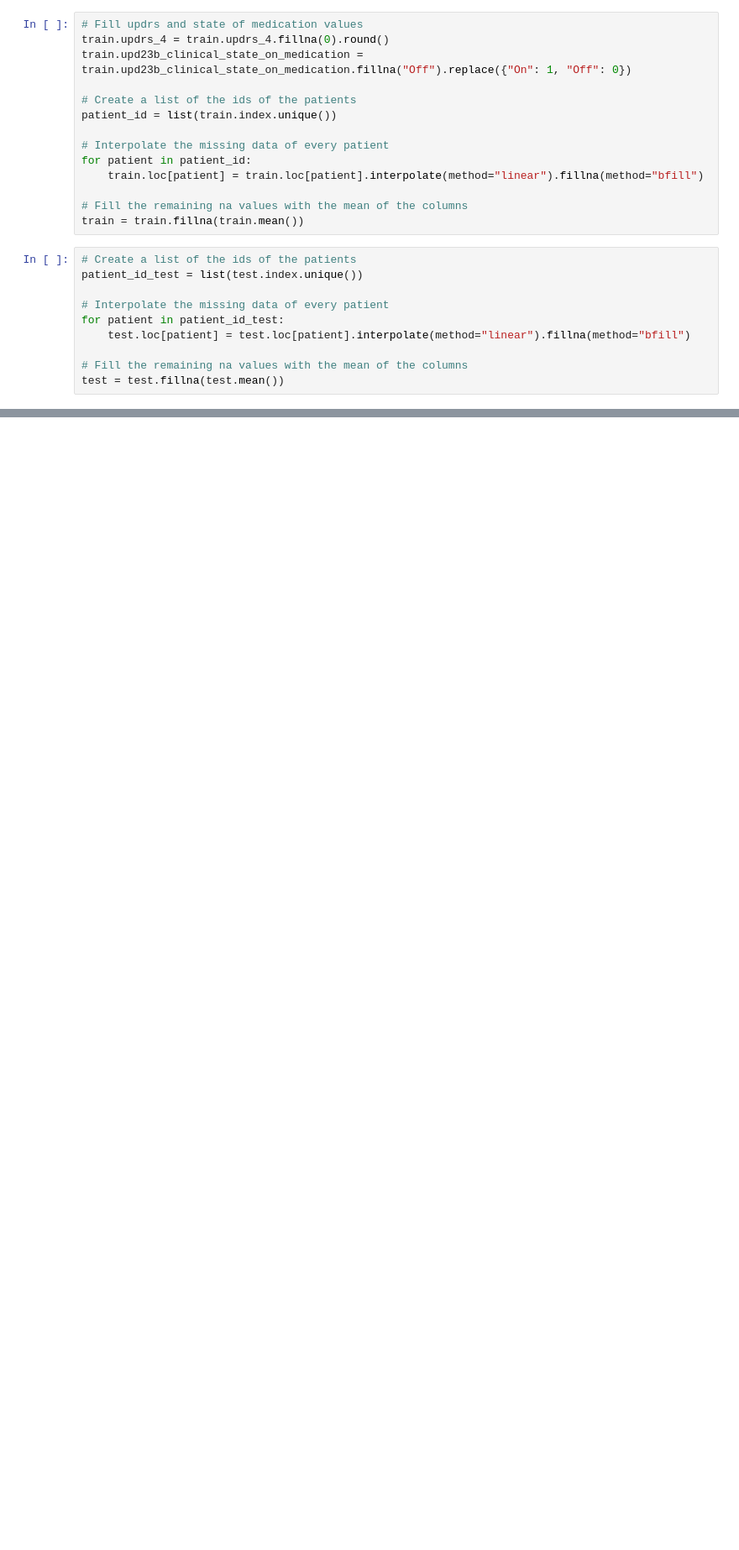
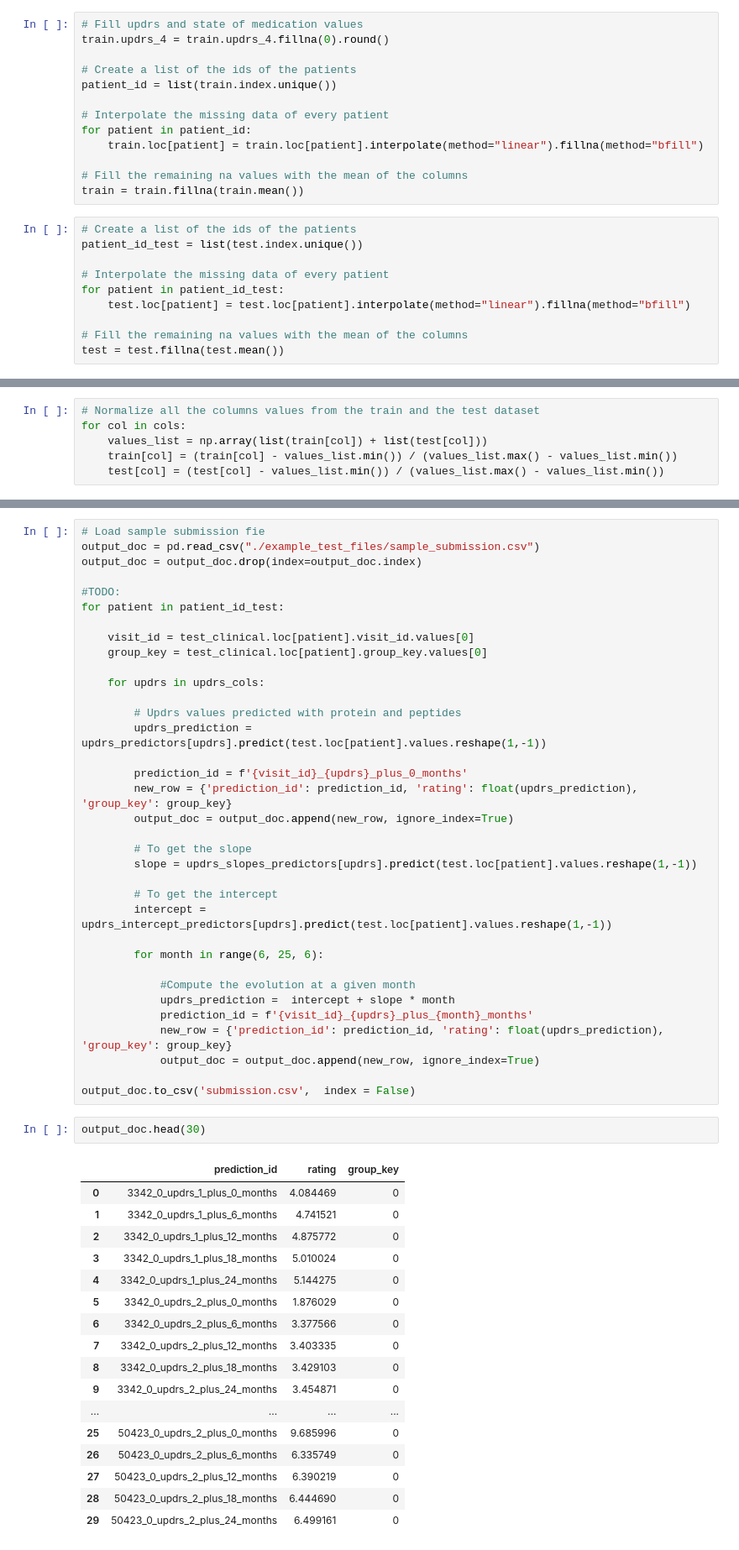
Before and after one commit to carloscastmar/Parkinson-s-Disease-Progression-Prediction, a Jupyter notebook: parkinson-detection.ipynb, the cells around one changed output, grey strips where cells are left out. Shown at 84% size. Saved outputs shown, nothing was run; the diff lists cells and outputs as text; blank space fills up the shorter version.

```diff
--- a/parkinson-detection.ipynb
+++ b/parkinson-detection.ipynb
@@ -61,7 +58,6 @@ test = test[list(test.columns.values[:4]) + cols]
 # %%
 # Fill updrs and state of medication values
 train.updrs_4 = train.updrs_4.fillna(0).round()
-train.upd23b_clinical_state_on_medication = train.upd23b_clinical_state_on_medication.fillna("Off").replace({"On": 1, "Off": 0})
 
 # Create a list of the ids of the patients
 patient_id = list(train.index.unique())
@@ -92,0 +81,6 @@ for col in norm_columns:
+# %%
+# Normalize all the columns values from the train and the test dataset
+for col in cols:
+    values_list = np.array(list(train[col]) + list(test[col]))
+    train[col] = (train[col] - values_list.min()) / (values_list.max() - values_list.min())
+    test[col] = (test[col] - values_list.min()) / (values_list.max() - values_list.min())
@@ -120,0 +171,55 @@ train.head()
+# %%
+# Load sample submission fie
+output_doc = pd.read_csv("./example_test_files/sample_submission.csv")
+output_doc = output_doc.drop(index=output_doc.index)
+
+#TODO:
+for patient in patient_id_test:
+
+    visit_id = test_clinical.loc[patient].visit_id.values[0]
+    group_key = test_clinical.loc[patient].group_key.values[0]
+
+    for updrs in updrs_cols:
+
+        # Updrs values predicted with protein and peptides
+        updrs_prediction = updrs_predictors[updrs].predict(test.loc[patient].values.reshape(1,-1))
+
+        prediction_id = f'{visit_id}_{updrs}_plus_0_months'
+        new_row = {'prediction_id': prediction_id, 'rating': float(updrs_prediction), 'group_key': group_key}
+        output_doc = output_doc.append(new_row, ignore_index=True)
+
+        # To get the slope
+        slope = updrs_slopes_predictors[updrs].predict(test.loc[patient].values.reshape(1,-1))
+
+        # To get the intercept
+        intercept = updrs_intercept_predictors[updrs].predict(test.loc[patient].values.reshape(1,-1))
+
+        for month in range(6, 25, 6):
+
+            #Compute the evolution at a given month
+            updrs_prediction =  intercept + slope * month
+            prediction_id = f'{visit_id}_{updrs}_plus_{month}_months'
+            new_row = {'prediction_id': prediction_id, 'rating': float(updrs_prediction), 'group_key': group_key}
+            output_doc = output_doc.append(new_row, ignore_index=True)
+
+output_doc.to_csv('submission.csv',  index = False)
+# %%
+output_doc.head(30)
+# %% [output]
+|  | prediction_id | rating | group_key |
+| 0 | 3342_0_updrs_1_plus_0_months | 4.084469 | 0 |
+| 1 | 3342_0_updrs_1_plus_6_months | 4.741521 | 0 |
+| 2 | 3342_0_updrs_1_plus_12_months | 4.875772 | 0 |
+| 3 | 3342_0_updrs_1_plus_18_months | 5.010024 | 0 |
+| 4 | 3342_0_updrs_1_plus_24_months | 5.144275 | 0 |
+| 5 | 3342_0_updrs_2_plus_0_months | 1.876029 | 0 |
+| 6 | 3342_0_updrs_2_plus_6_months | 3.377566 | 0 |
+| 7 | 3342_0_updrs_2_plus_12_months | 3.403335 | 0 |
+| 8 | 3342_0_updrs_2_plus_18_months | 3.429103 | 0 |
+| 9 | 3342_0_updrs_2_plus_24_months | 3.454871 | 0 |
+| ... | ... | ... | ... |
+| 25 | 50423_0_updrs_2_plus_0_months | 9.685996 | 0 |
+| 26 | 50423_0_updrs_2_plus_6_months | 6.335749 | 0 |
+| 27 | 50423_0_updrs_2_plus_12_months | 6.390219 | 0 |
+| 28 | 50423_0_updrs_2_plus_18_months | 6.444690 | 0 |
+| 29 | 50423_0_updrs_2_plus_24_months | 6.499161 | 0 |
```
Also changed, not shown: parts of 12 cells of this notebook, 2 other files.
